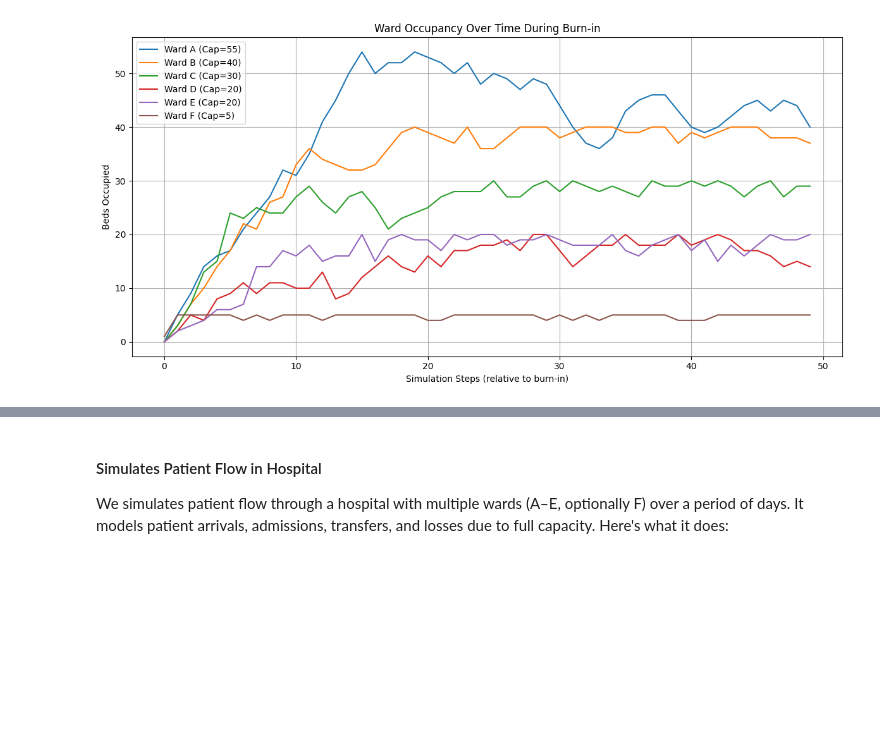
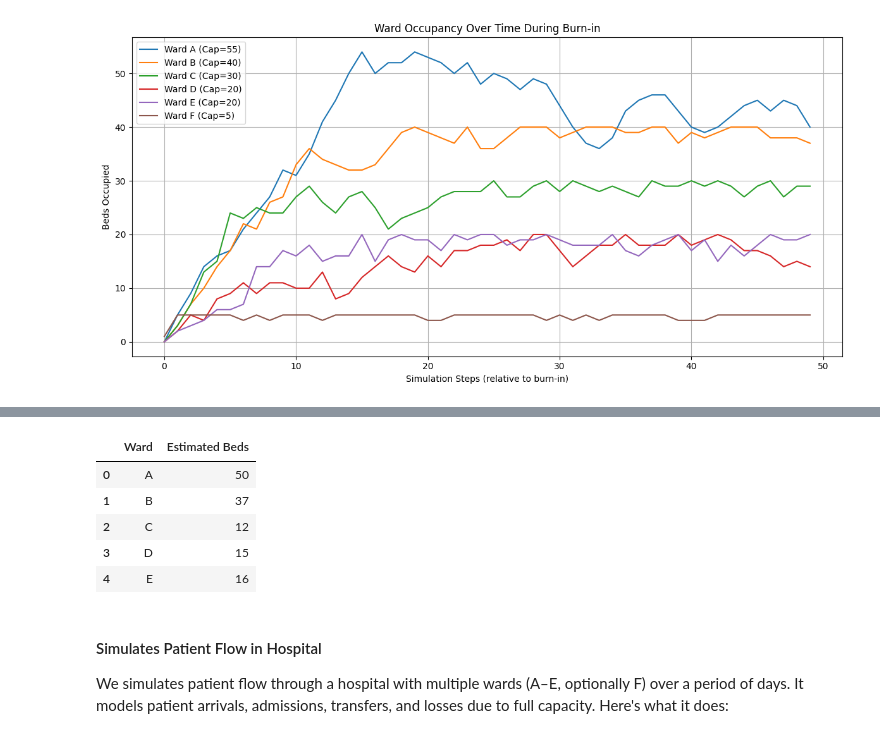
Before and after one commit to manufer20/stochastic-simulation, a Jupyter notebook: project 2/Jawhara_project_2_version_2.ipynb, the cells around one changed output, grey strips where cells are left out. Drawn from its saved outputs; the diff is of its cells as text; code cells hidden in the pictures; blank space fills up the shorter version.

```diff
--- a/project 2/Jawhara_project_2_version_2.ipynb
+++ b/project 2/Jawhara_project_2_version_2.ipynb
@@ -104,3 +135,41 @@ Based on the plot where we see the bed occupancy regularize itself after burn-in
+# %%
+# Define parameters for wards A–E
+wards = ['A', 'B', 'C', 'D', 'E']
+
+# Given data
+arrival_rates = {'A': 14.5, 'B': 11.0, 'C': 8.0, 'D': 6.5, 'E': 5.0}
+mean_stays = {'A': 2.9, 'B': 4.0, 'C': 4.5, 'D': 1.4, 'E': 3.9}  # 1/mu
+urgency_points = {'A': 7, 'B': 5, 'C': 2, 'D': 10, 'E': 5}
+
+# Total beds and fixed beds for Ward F
+total_beds = 165
+beds_for_F = 34
+remaining_beds = total_beds - beds_for_F
+
+# Calculate priority weights
+priority_weights = {}
+denominator = sum(arrival_rates[w] * mean_stays[w] * urgency_points[w] for w in wards)
+for w in wards:
+    numerator = arrival_rates[w] * mean_stays[w] * urgency_points[w]
+    priority_weights[w] = numerator / denominator
+
+# Compute bed allocation
+bed_allocation = {w: round(priority_weights[w] * remaining_beds) for w in wards}
+import pandas as pd
+
+# Reconstruct bed allocation dictionary as a DataFrame
+bed_allocation_df = pd.DataFrame.from_dict(bed_allocation, orient='index', columns=["Estimated Beds"])
+bed_allocation_df.index.name = "Ward"
+bed_allocation_df.reset_index(inplace=True)
+
+bed_allocation_df
+# %% [output]
+|  | Ward | Estimated Beds |
+| 0 | A | 50 |
+| 1 | B | 37 |
+| 2 | C | 12 |
+| 3 | D | 15 |
+| 4 | E | 16 |
 # %% [markdown]
 #### Simulates Patient Flow in Hospital
 We simulates patient flow through a hospital with multiple wards (A–E, optionally F) over a period of days. It models patient arrivals, admissions, transfers, and losses due to full capacity. Here's what it does:
```
Also changed, not shown: parts of 8 cells of this notebook.
